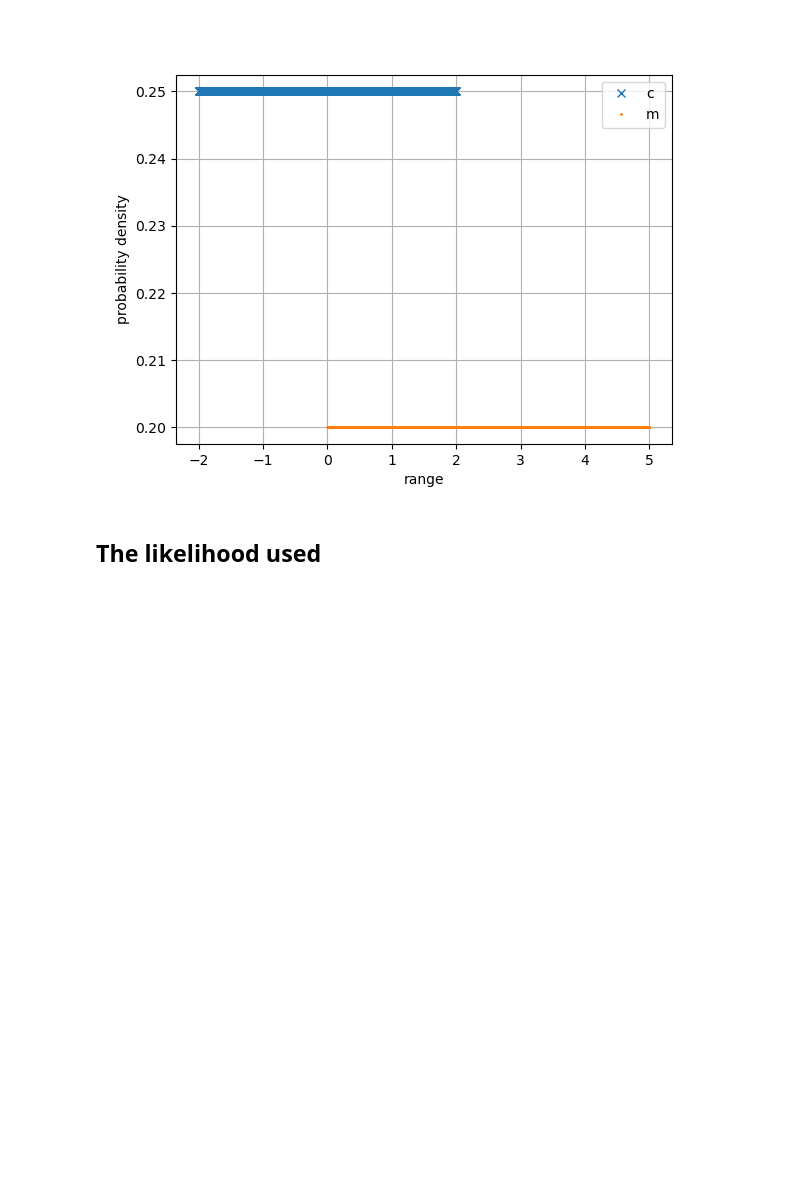
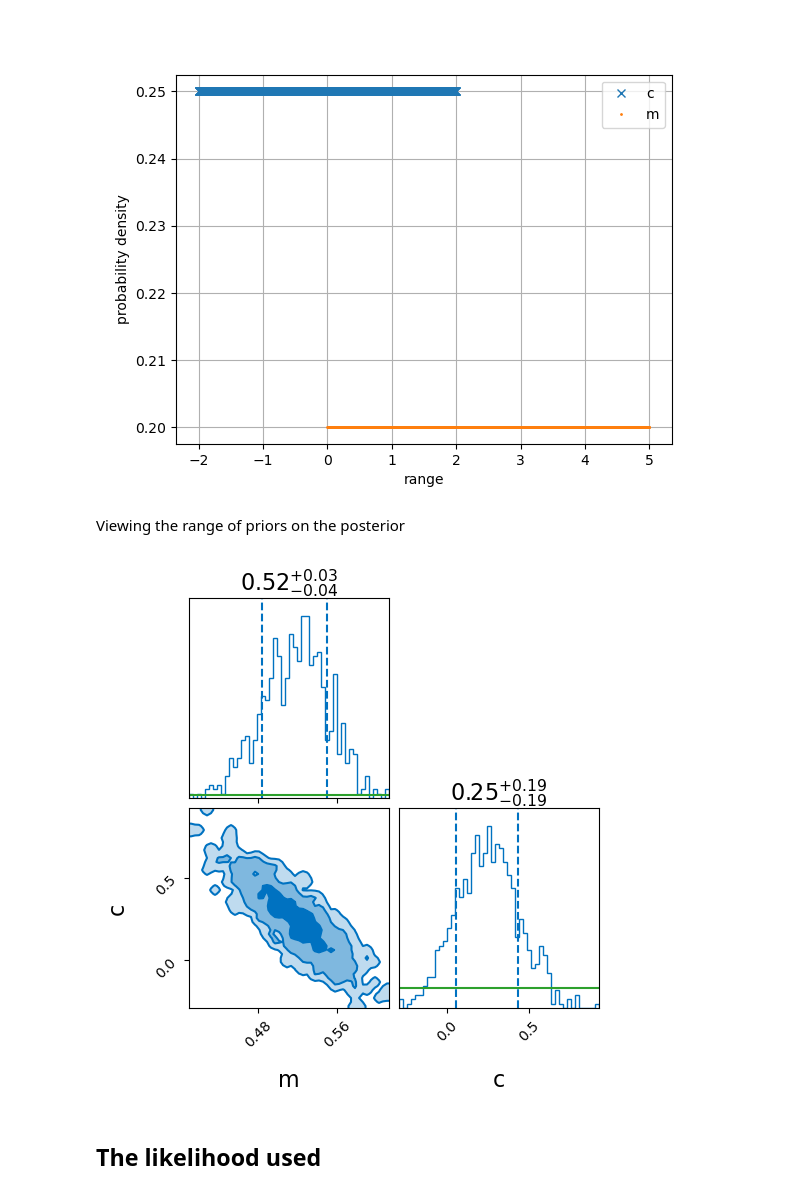
Before and after one commit to vn-kkk/Master-Thesis, a Jupyter notebook: bilby workshop/Lecture 1/23.01.Lecture1_example.ipynb, the cells around one changed output. Cells and saved outputs as stored; diff of their text form; code cells hidden in the pictures; blank space fills up the shorter version.

```diff
--- a/bilby workshop/23.01.Lecture1_example.ipynb
+++ b/bilby workshop/Lecture 1/23.01.Lecture1_example.ipynb
@@ -129,6 +129,12 @@ plt.grid()
 plt.show()
 # %% [output]
 [figure]
+# %% [markdown]
+Viewing the range of priors on the posterior
+# %%
+result.plot_corner(parameters=['m','c'], priors=True)
+# %% [output]
+[figure, added]
 # %% [markdown]
 ## The likelihood used
 # %%
```
Also changed, not shown: parts of 2 cells of this notebook, 6 other files.
